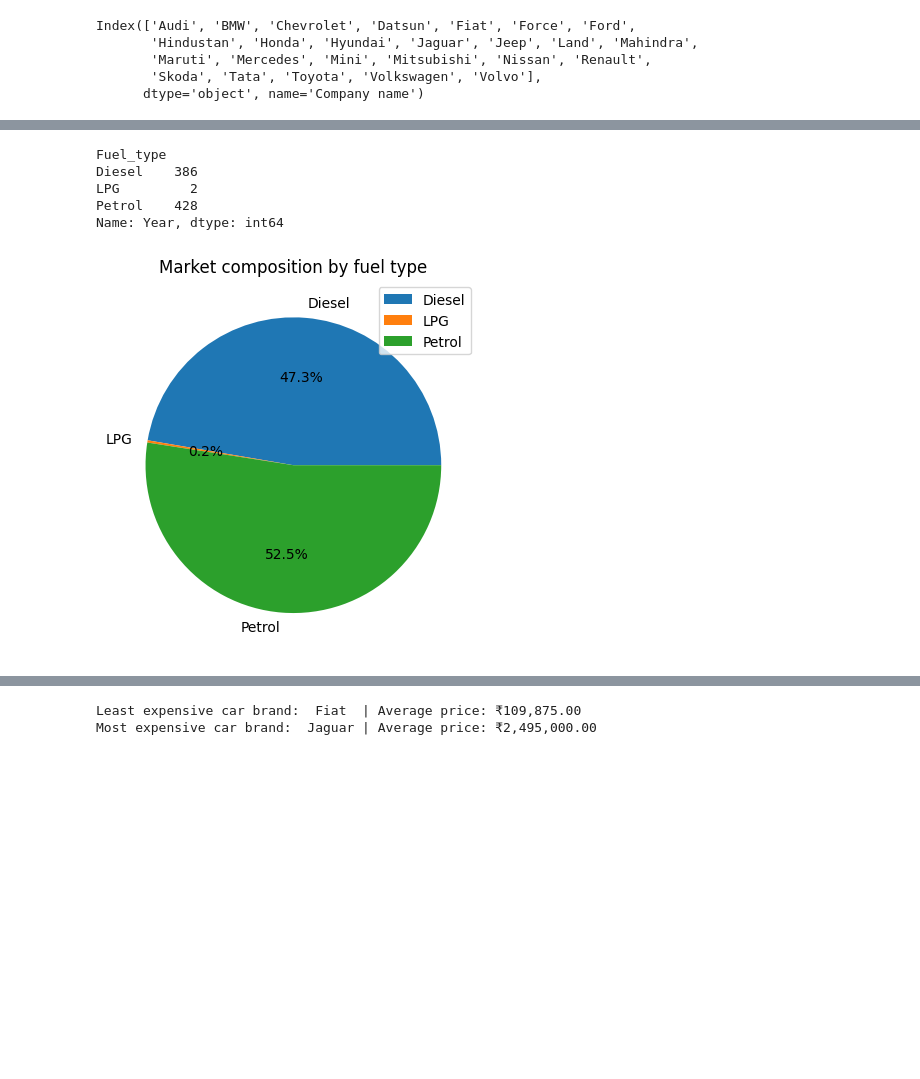
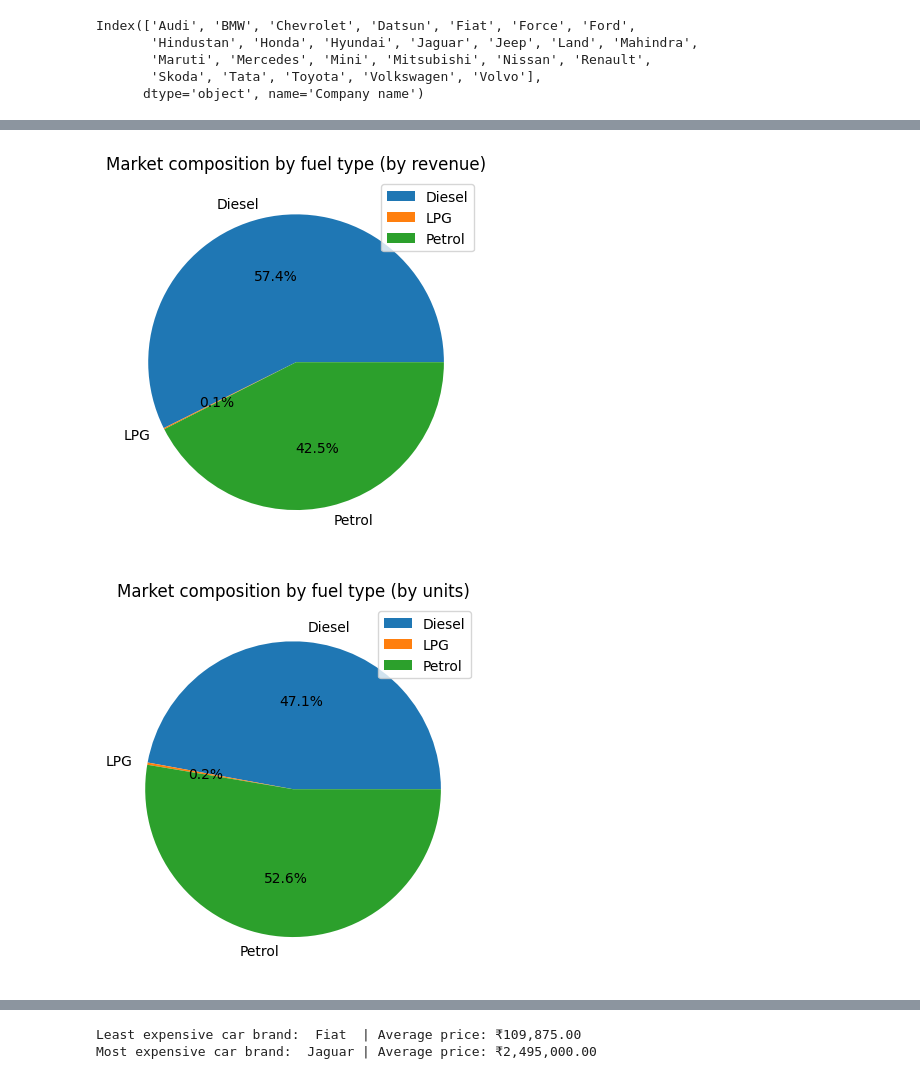
Before and after one commit to rahulsm20/car-data, a Jupyter notebook: analysis.ipynb, the cells around one changed output, grey strips where cells are left out. Saved outputs shown, nothing was run; the diff lists cells and outputs as text; code cells hidden in the pictures; blank space fills up the shorter version.

```diff
--- a/analysis.ipynb
+++ b/analysis.ipynb
@@ -103,16 +120,16 @@ plt.show()
-# %%
-fuelType= df.groupby('Fuel_type')['Year'].count()
-fuelType
-# %% [output]
-Fuel_type
-Diesel    386
-LPG         2
-Petrol    428
-Name: Year, dtype: int64
 # %%
+plt.figure(0)
+fuel_type_share=df.groupby('Fuel_type')['Price'].sum()
+plt.pie(fuel_type_share.values,labels=fuel_type_share.keys(),autopct='%1.1f%%')
+plt.title('Market composition by fuel type (by revenue)')
+plt.legend()
+plt.figure(1)
+fuelType= df.groupby('Fuel_type')['Year'].count()
 plt.pie(fuelType.values,labels=fuelType.keys(),autopct='%1.1f%%')
-plt.title('Market composition by fuel type')
+plt.title('Market composition by fuel type (by units)')
 plt.legend()
 plt.show()
+plt.show()
 # %% [output]
-[figure, old version]
+[figure, new version]
+[figure, added]
```
Also changed, not shown: parts of 18 cells of this notebook.
